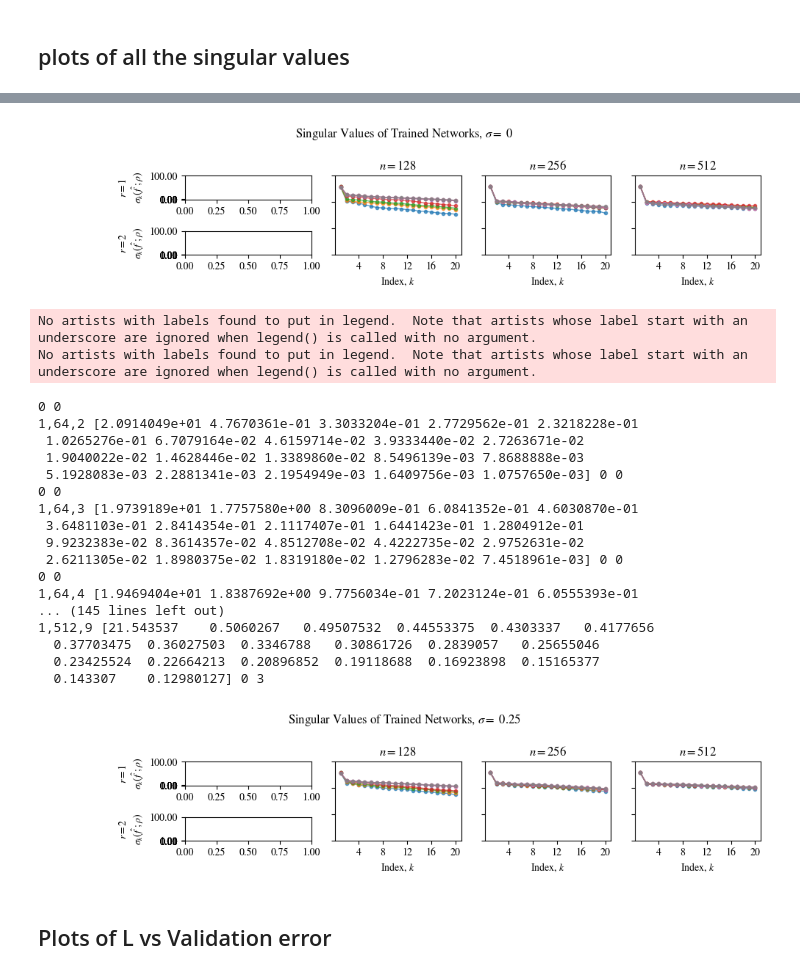
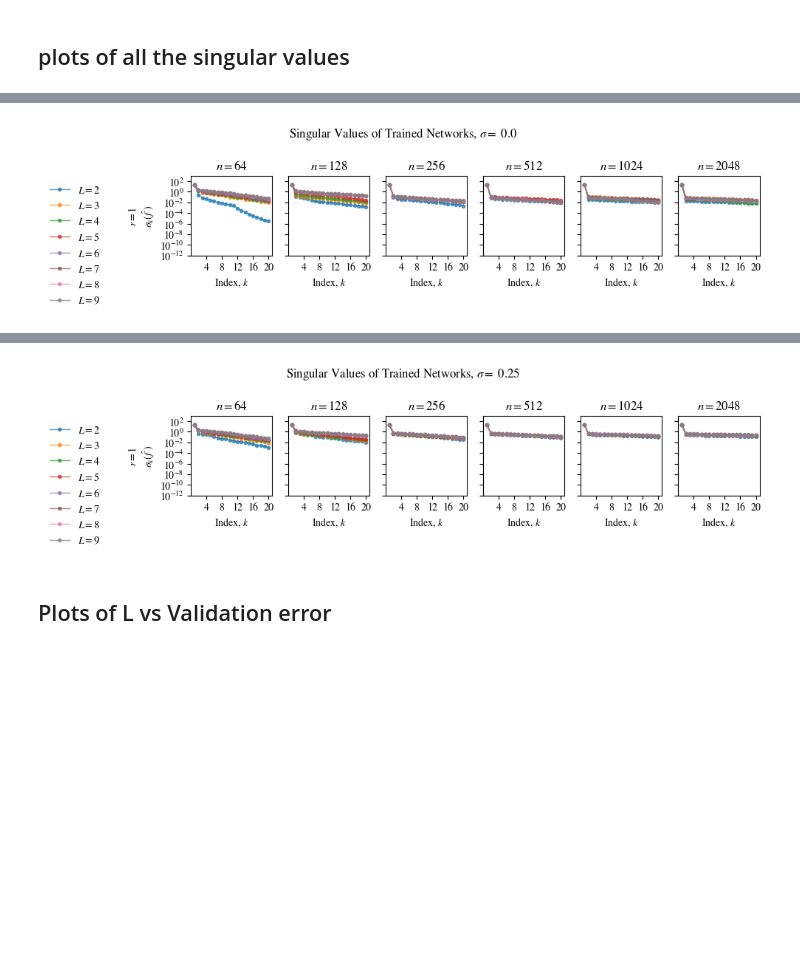
Before and after one commit to suzannastep/linear_layers_experiments, a Jupyter notebook: plotting_results.ipynb, the cells around one changed output, grey strips where cells are left out. Cells and saved outputs as stored; diff of their text form; code cells hidden in the pictures; blank space fills up the shorter version.

Commit message:
plots with r = 5

```diff
--- a/plotting_results.ipynb
+++ b/plotting_results.ipynb
@@ -337,9 +15,0 @@ Name: 191, dtype: object
-# %%
-generalizationY = {}
-generalizationsize = 2048
-for r in rs:
-    for k,std in enumerate(labelnoise):
-        labelnoiseseed = 743 + k
-        datagenseed = 555
-        print("generalization size =",generalizationsize,"r =",r,"label noise std =",std,"label noise seed =",labelnoiseseed)
-        generalizationX,generalizationY[r,std] = gen_data(datasetsize=generalizationsize,r=r,seed=datagenseed,std=std,labelnoiseseed=labelnoiseseed)[:2]
@@ -388,9 +15,0 @@ with torch.no_grad():
-# %%
-oodY = {}
-oodsize = 2048
-for r in rs:
-    for k,std in enumerate(labelnoise):
-        labelnoiseseed = 235 + k
-        datagenseed = 333
-        print("ood size =",oodsize,"r =",r,"label noise std =",std,"label noise seed =",labelnoiseseed)
-        oodX,oodY[r,std] = gen_data(datasetsize=oodsize,r=r,seed=datagenseed,std=std,labelnoiseseed=labelnoiseseed,ood=True)[:2]
@@ -583,0 +16,3 @@ res
+# %%
+job_name = "new_targets"
+res = pd.read_pickle(job_name+"_results")
@@ -726,33 +189,30 @@ matplotlib.rcParams['font.family'] = 'STIXGeneral'
 ## plots of all the singular values
 # %%
 #all the singular values
-for std in labelnoise:
+for std in res.sigma.unique():
     f, ax = plt.subplots(nrows=len(res.r.unique()), ncols=len(res.n.unique()), sharex=True, sharey=True, figsize=(10,2.4))
-    ax = ax[np.newaxis]
+    if len(res.r.unique()) == 1: ax = ax[np.newaxis]
     for rownum,row in res.iterrows():
         if row['sigma'] == std:
             whichrow = np.where(row['r'] == res.r.unique())[0][0]
             whichcol = np.where(row['n'] == res.n.unique())[0][0]
-            print(whichrow,whichcol)
             print(rf"{row['r']},{row['n']},{row['L']}",row["Gradient Singular Values"]/np.sqrt(2048),whichrow,whichcol)
             ax[whichrow,whichcol].semilogy(row["Gradient Singular Values"]/np.sqrt(2048),label=rf"$L={row['L']}$",linewidth=1,alpha=0.7,marker=".")
             ax[whichrow,whichcol].set_xticks(list(range(3,20,4)),list(range(4,21,4)))
             ax[whichrow,whichcol].set_ylim(10**-9,10**3)
             ax[0,whichcol].set_title(rf"$n={row['n']}$")
             ax[-1,whichcol].set_xlabel(rf"Index, $k$")
-    plt.subplot(2,len(res.n.unique()),1)
+    plt.subplot(len(res.r.unique()),len(res.n.unique()),1)
     leg = plt.legend()
     leg = plt.legend(bbox_to_anchor=(-1, 1))
     leg.get_frame().set_edgecolor('b')
     leg.get_frame().set_linewidth(0.0)
-    plt.subplot(2,len(res.n.unique()),1)
-    plt.ylabel(r"$r=1$"+"\n"+r"$\sigma_k(\hat f;\rho)$")
-    plt.yticks([10**p for p in range(-12,3,2)])
-    plt.subplot(2,len(res.n.unique()),len(res.n.unique())+1)
-    plt.ylabel(r"$r=2$"+"\n"+r"$\sigma_k(\hat f;\rho)$")
-    plt.yticks([10**p for p in range(-12,3,2)])
+    for rnum,r in enumerate(res.r.unique()):
+        plt.subplot(len(res.r.unique()),len(res.n.unique()),1+rnum*len(res.n.unique()))
+        plt.ylabel(f"$r={r}$"+"\n"+r"$\sigma_k(\hat f)$")
+        plt.yticks([10**p for p in range(-12,3,2)])
     plt.suptitle(rf"Singular Values of Trained Networks, $\sigma =$ {std}")
     plt.tight_layout()
-    plt.savefig(job_name+f"_labelnoise{std}/sv.pdf",dpi=300)#,bbox_extra_artists=(leg,), bbox_inches='tight')
+    plt.savefig(job_name+f"_labelnoise{std}_sv.pdf",dpi=300)
     plt.show()
 # %% [output]
@@ -760,0 +236 @@ No artists with labels found to put in legend.  Note that artists whose label st
+[figure, new version]
@@ -778,24 +254,4 @@ No artists with labels found to put in legend.  Note that artists whose label st
-[figure, old version]
-No artists with labels found to put in legend.  Note that artists whose label start with an underscore are ignored when legend() is called with no argument.
-No artists with labels found to put in legend.  Note that artists whose label start with an underscore are ignored when legend() is called with no argument.
-0 0
-1,64,2 [2.0914049e+01 4.7670361e-01 3.3033204e-01 2.7729562e-01 2.3218228e-01
- 1.0265276e-01 6.7079164e-02 4.6159714e-02 3.9333440e-02 2.7263671e-02
- 1.9040022e-02 1.4628446e-02 1.3389860e-02 8.5496139e-03 7.8688888e-03
- 5.1928083e-03 2.2881341e-03 2.1954949e-03 1.6409756e-03 1.0757650e-03] 0 0
-0 0
-1,64,3 [1.9739189e+01 1.7757580e+00 8.3096009e-01 6.0841352e-01 4.6030870e-01
- 3.6481103e-01 2.8414354e-01 2.1117407e-01 1.6441423e-01 1.2804912e-01
- 9.9232383e-02 8.3614357e-02 4.8512708e-02 4.4222735e-02 2.9752631e-02
- 2.6211305e-02 1.8980375e-02 1.8319180e-02 1.2796283e-02 7.4518961e-03] 0 0
-0 0
-1,64,4 [1.9469404e+01 1.8387692e+00 9.7756034e-01 7.2023124e-01 6.0555393e-01
-... (145 lines left out)
-1,512,9 [21.543537    0.5060267   0.49507532  0.44553375  0.4303337   0.4177656
-  0.37703475  0.36027503  0.3346788   0.30861726  0.2839057   0.25655046
-  0.23425524  0.22664213  0.20896852  0.19118688  0.16923898  0.15165377
-  0.143307    0.12980127] 0 3
-[figure, old version]
+[figure, new version]
 # %% [markdown]
 ## Plots of L vs Validation error
 # %%
```
Also changed, not shown: parts of 56 cells of this notebook, 12 other files.
